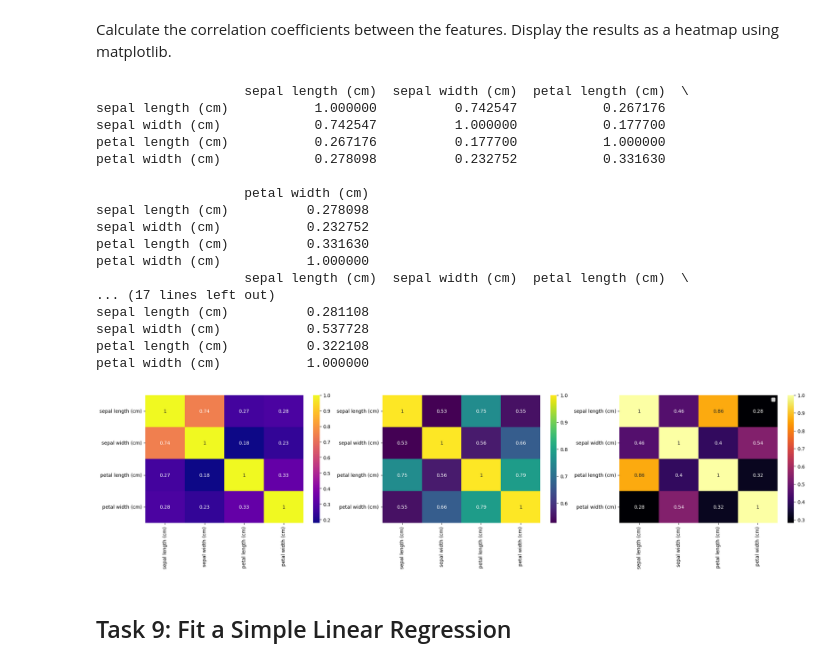
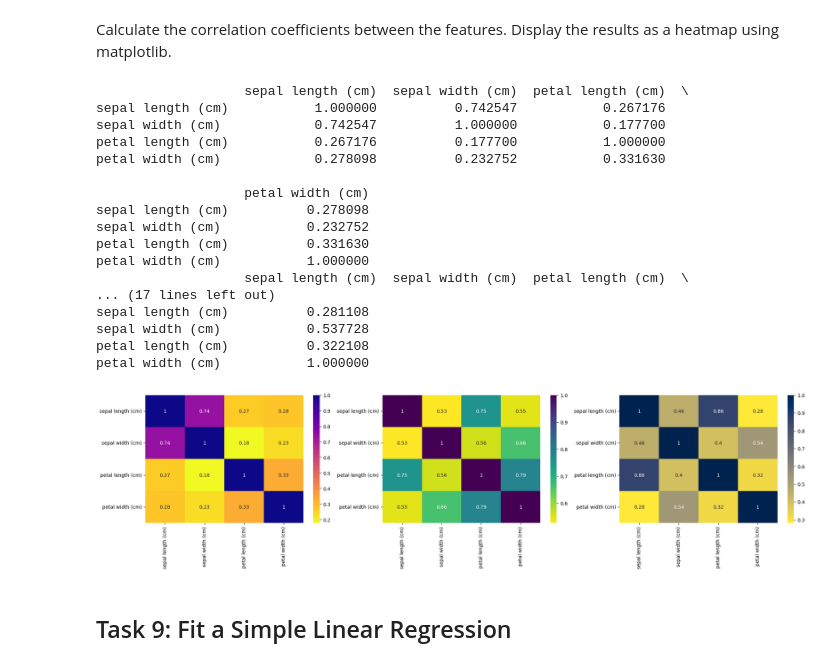
Before and after one commit to cathalred88/principles_of_data_analytics, a Jupyter notebook: tasks.ipynb, the cells around one changed output. Drawn from its saved outputs; the diff is of its cells as text; code cells hidden in the pictures.

```diff
--- a/tasks.ipynb
+++ b/tasks.ipynb
@@ -333,40 +339,40 @@ ax50 =  fig.add_subplot(131)
 ax51 =  fig.add_subplot(132)
 ax52 =  fig.add_subplot(133)
 
-sns.heatmap(co_mtx1, cmap="plasma", annot=True, ax=ax50)
-sns.heatmap(co_mtx2, cmap="viridis", annot=True, ax=ax51)
-sns.heatmap(co_mtx3, cmap="inferno", annot=True, ax=ax52)
+sns.heatmap(co_mtx1, cmap="plasma_r", annot=True, ax=ax50)
+sns.heatmap(co_mtx2, cmap="viridis_r", annot=True, ax=ax51)
+sns.heatmap(co_mtx3, cmap="cividis_r", annot=True, ax=ax52)
 
 #ax50 = sns.heatmap(co_mtx1, cmap="YlGnBu", annot=True)
 #ax51 = sns.heatmap(co_mtx2, cmap="viridis", annot=True)
 #ax52 = sns.heatmap(co_mtx3, cmap="inferno", annot=True)
 
 
 # Display heatmap
 ax50.set_title = ("Setosa")
 ax51.set_title = ("Versicolor")
 ax52.set_title = ("Virginica")
 #pt.legend()
 pt.show()
 # %% [output]
                    sepal length (cm)  sepal width (cm)  petal length (cm)  \
 sepal length (cm)           1.000000          0.742547           0.267176
 sepal width (cm)            0.742547          1.000000           0.177700
 petal length (cm)           0.267176          0.177700           1.000000
 petal width (cm)            0.278098          0.232752           0.331630
 
                    petal width (cm)
 sepal length (cm)          0.278098
 sepal width (cm)           0.232752
 petal length (cm)          0.331630
 petal width (cm)           1.000000
                    sepal length (cm)  sepal width (cm)  petal length (cm)  \
 ... (17 lines left out)
 sepal length (cm)          0.281108
 sepal width (cm)           0.537728
 petal length (cm)          0.322108
 petal width (cm)           1.000000
-[figure, old version]
+[figure, new version]
 # %% [markdown]
 ## Task 9: Fit a Simple Linear Regression
 # %% [markdown]
```
Also changed, not shown: parts of 3 cells of this notebook.
